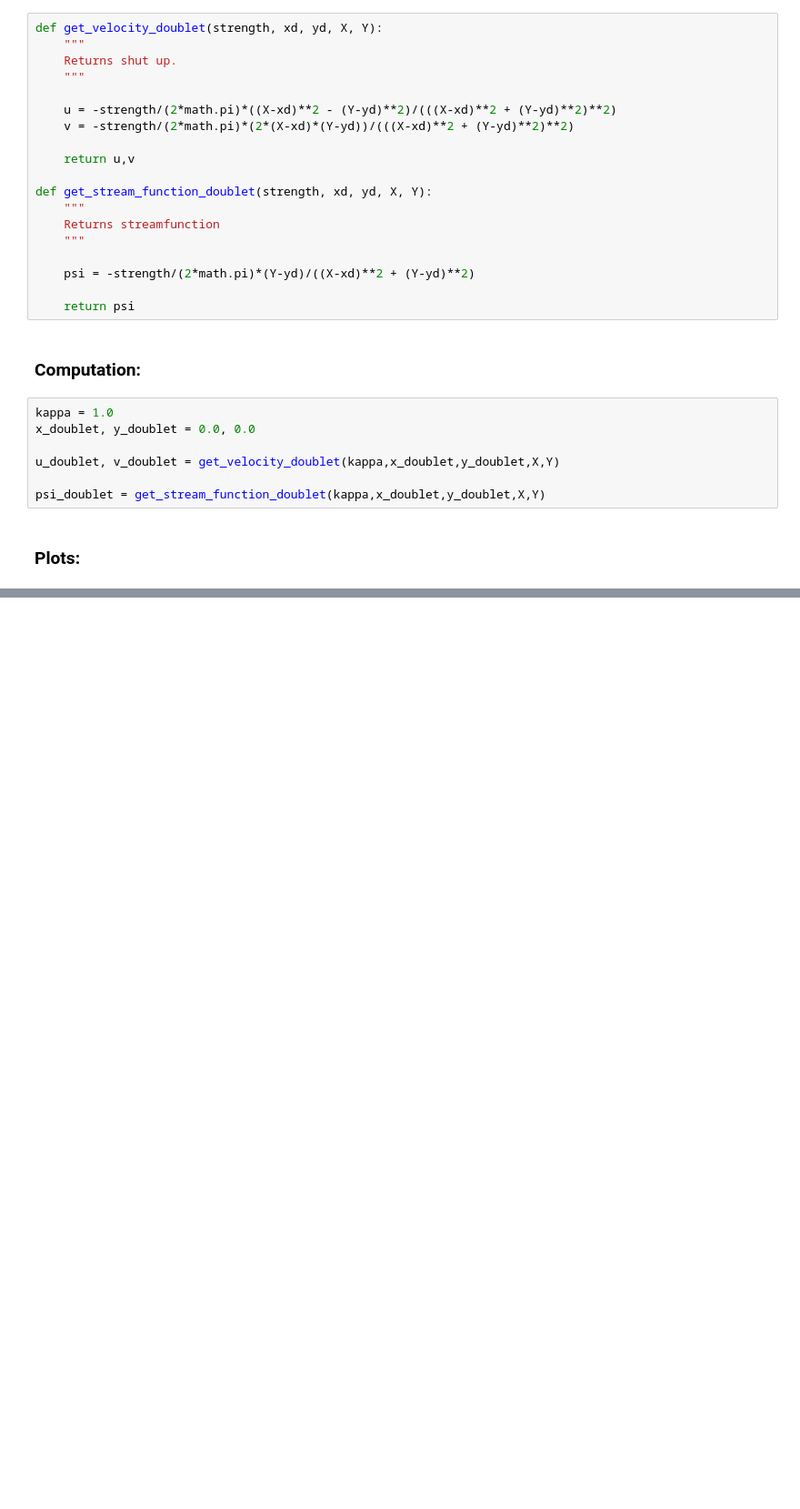
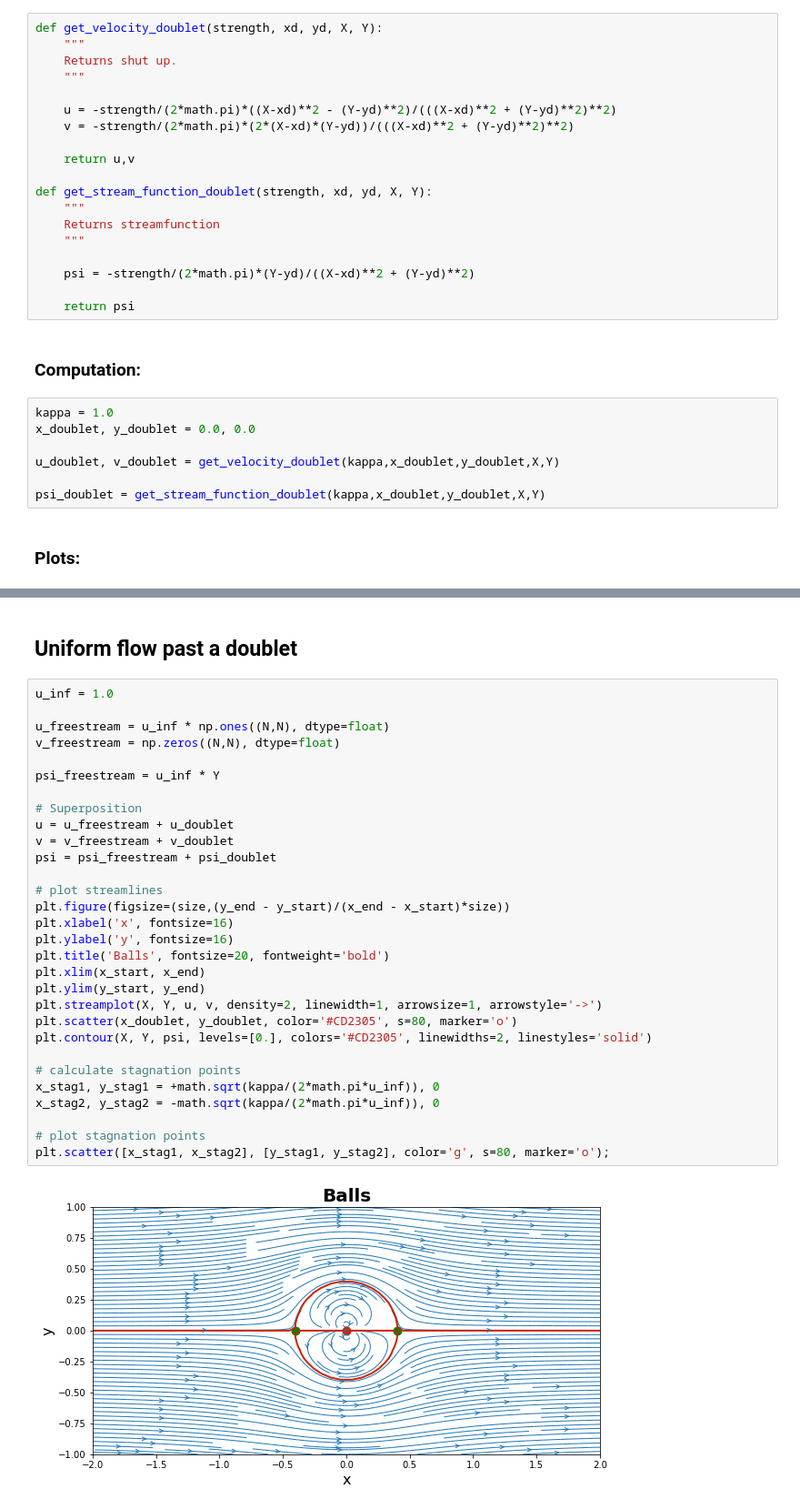
Before and after one commit to bobforcha/mae6226_workspace, a Jupyter notebook: lesson_03.ipynb, the cells around one changed output, grey strips where cells are left out. Shown at 91% size. Drawn from its saved outputs; the diff is of its cells as text; blank space fills up the shorter version.

```diff
--- a/lesson_03.ipynb
+++ b/lesson_03.ipynb
@@ -73,0 +74,34 @@ plt.scatter(x_doublet,y_doublet,color='#CD2305',s=80,marker='o');
+# %% [markdown]
+## Uniform flow past a doublet
+# %%
+u_inf = 1.0
+
+u_freestream = u_inf * np.ones((N,N), dtype=float)
+v_freestream = np.zeros((N,N), dtype=float)
+
+psi_freestream = u_inf * Y
+
+# Superposition
+u = u_freestream + u_doublet
+v = v_freestream + v_doublet
+psi = psi_freestream + psi_doublet
+
+# plot streamlines
+plt.figure(figsize=(size,(y_end - y_start)/(x_end - x_start)*size))
+plt.xlabel('x', fontsize=16)
+plt.ylabel('y', fontsize=16)
+plt.title('Balls', fontsize=20, fontweight='bold')
+plt.xlim(x_start, x_end)
+plt.ylim(y_start, y_end)
+plt.streamplot(X, Y, u, v, density=2, linewidth=1, arrowsize=1, arrowstyle='->')
+plt.scatter(x_doublet, y_doublet, color='#CD2305', s=80, marker='o')
+plt.contour(X, Y, psi, levels=[0.], colors='#CD2305', linewidths=2, linestyles='solid')
+
+# calculate stagnation points
+x_stag1, y_stag1 = +math.sqrt(kappa/(2*math.pi*u_inf)), 0
+x_stag2, y_stag2 = -math.sqrt(kappa/(2*math.pi*u_inf)), 0
+
+# plot stagnation points
+plt.scatter([x_stag1, x_stag2], [y_stag1, y_stag2], color='g', s=80, marker='o');
+# %% [output]
+[figure, added]
```
Also changed, not shown: parts of 2 cells of this notebook.
